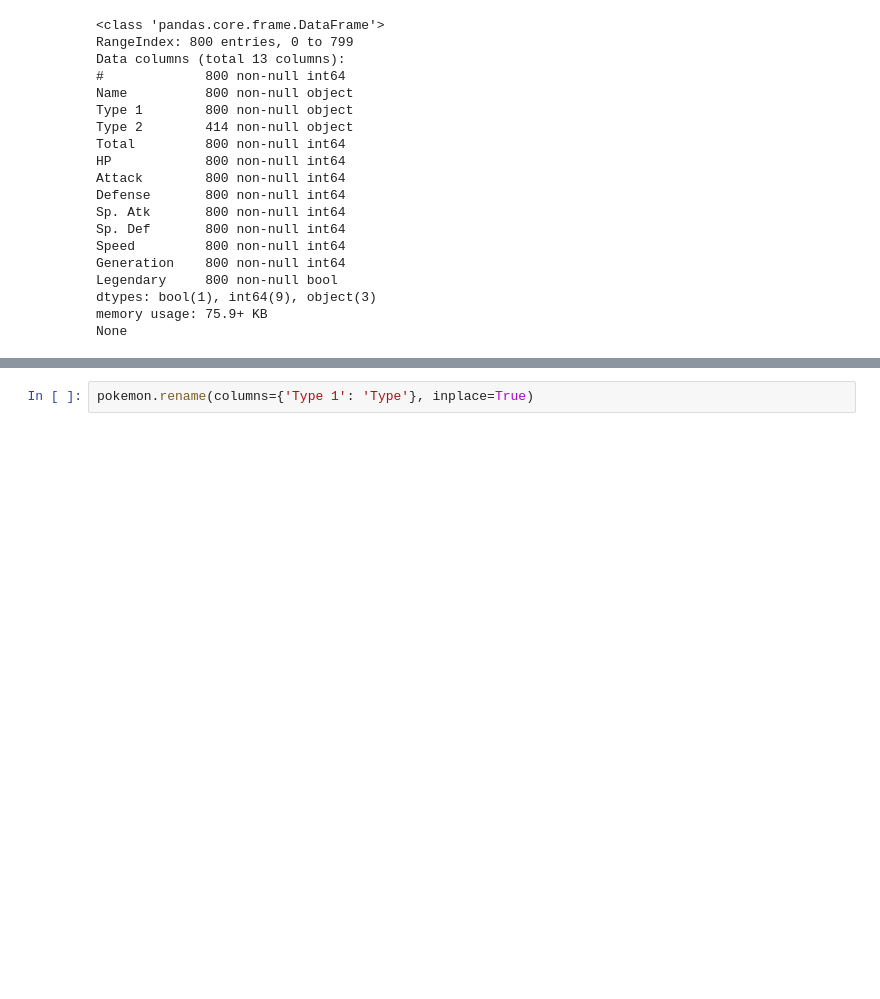
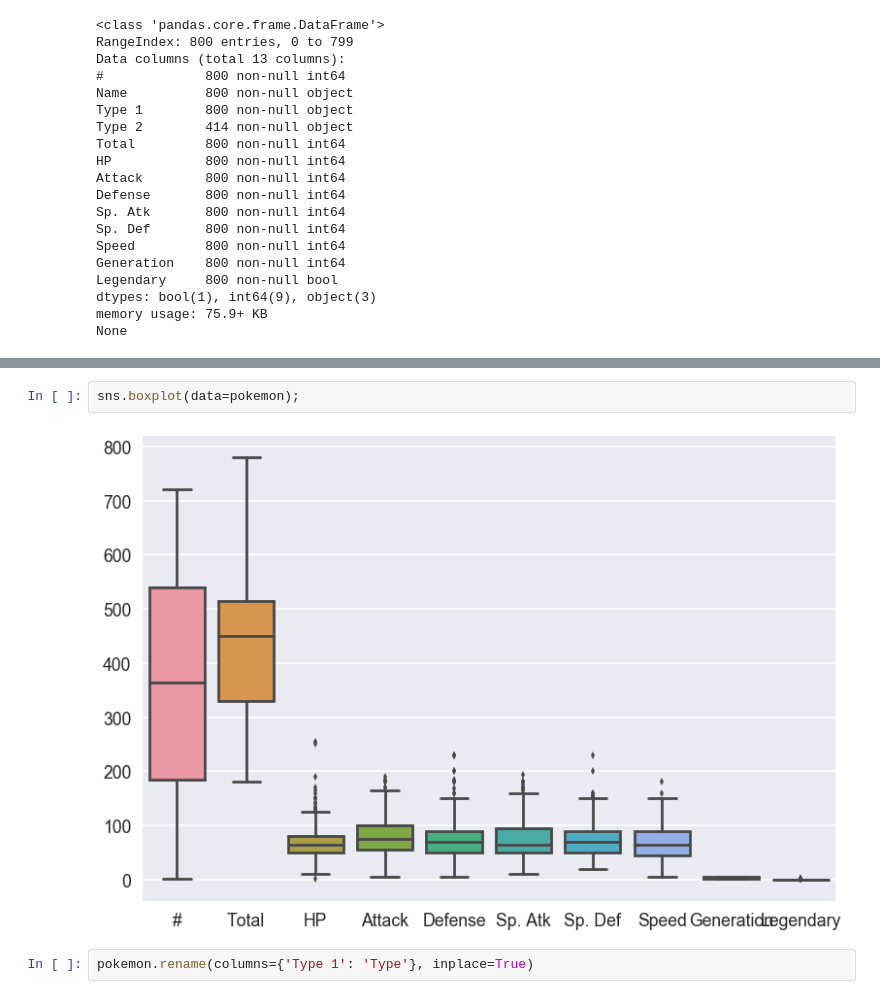
Before and after one commit to stefanosarta/pokemons, a Jupyter notebook: pokemons.ipynb, the cells around one changed output, grey strips where cells are left out. Saved outputs shown, nothing was run; the diff lists cells and outputs as text; blank space fills up the shorter version.

```diff
--- a/pokemons.ipynb
+++ b/pokemons.ipynb
@@ -50,3 +59,7 @@ sns.heatmap(pokemon.isnull(),yticklabels=False,cbar=False, cmap='viridis')
+# %%
+sns.boxplot(data=pokemon);
+# %% [output]
+[figure, added]
 # %%
 pokemon.rename(columns={'Type 1': 'Type'}, inplace=True)
 # %%
```
Also changed, not shown: parts of 4 cells of this notebook, 1 other file.
